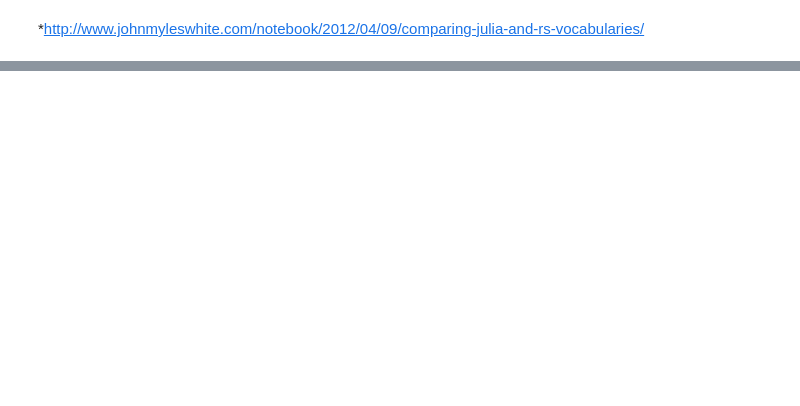
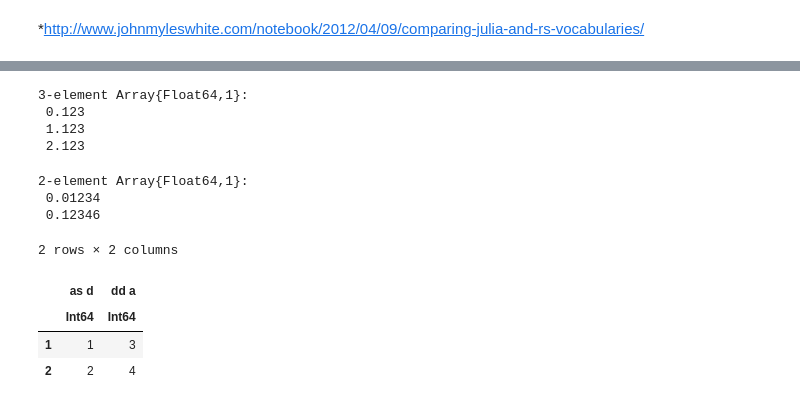
Before and after one commit to sfacca/stage-Machine-learning, a Jupyter notebook: prisma/hdf5/hdfeos prove.ipynb, the cells around one changed output, grey strips where cells are left out. Saved outputs shown, nothing was run; the diff lists cells and outputs as text; code cells hidden in the pictures; blank space fills up the shorter version.

```diff
--- a/prisma/hdf5/hdfeos prove.ipynb
+++ b/prisma/hdf5/hdfeos prove.ipynb
@@ -391,0 +444,24 @@ UInt8[0x61, 0x73, 0x64, 0x31, 0x20, 0x0a, 0x61, 0x73, 0x64, 0x32, 0x20, 0x0a]
+# %%
+c = [0.1234567,1.123456789,2.1234567890]
+round.(c,digits=3)
+# %% [output]
+3-element Array{Float64,1}:
+ 0.123
+ 1.123
+ 2.123
+# %%
+c=[12345,123456]
+round.(c/1000000,digits=5)
+# %% [output]
+2-element Array{Float64,1}:
+ 0.01234
+ 0.12346
+# %%
+df = DataFrame(asd=[1,2],bcd=[3,4])
+rename!(df,["as d","dd a"])
+# %% [output]
+2 rows × 2 columns
+|  | as d | dd a |
+|  | Int64 | Int64 |
+| 1 | 1 | 3 |
+| 2 | 2 | 4 |
```
Also changed, not shown: parts of 19 cells of this notebook, 9 other files.
